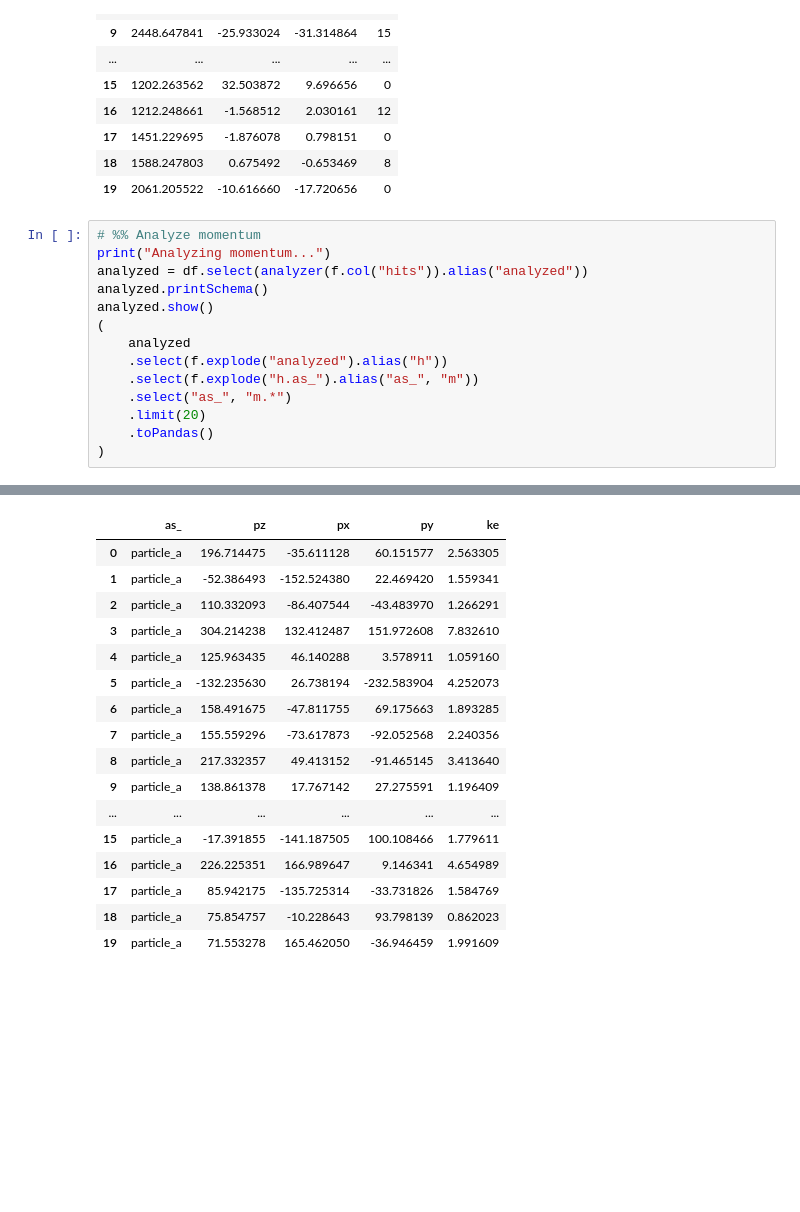
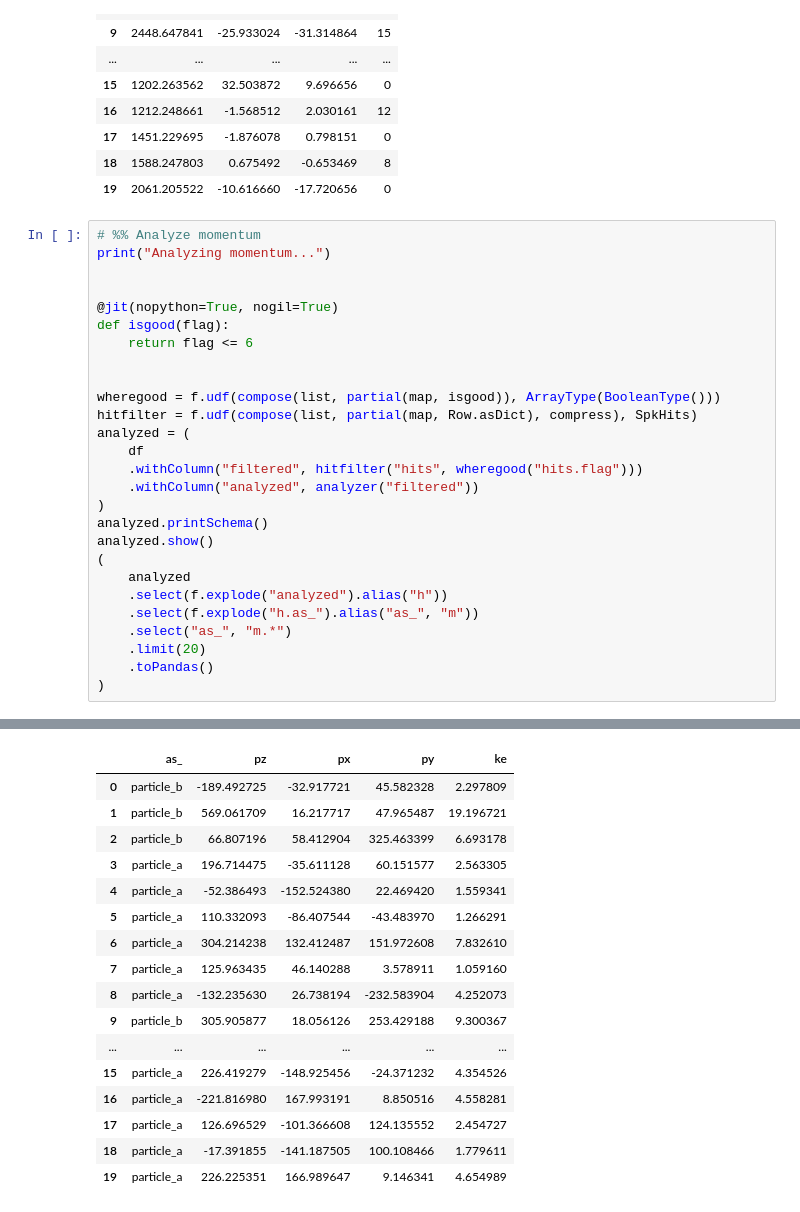
Before and after one commit to DaehyunPY/dltools, a Jupyter notebook: demo/sacla_analysis.ipynb, the cells around one changed output, grey strips where cells are left out. Drawn from its saved outputs; the diff is of its cells as text; blank space fills up the shorter version.

```diff
--- a/demo/sacla_analysis.ipynb
+++ b/demo/sacla_analysis.ipynb
@@ -109,7 +113,20 @@ only showing top 20 rows
 # %%
 # %% Analyze momentum
 print("Analyzing momentum...")
-analyzed = df.select(analyzer(f.col("hits")).alias("analyzed"))
+
+
+@jit(nopython=True, nogil=True)
+def isgood(flag):
+    return flag <= 6
+
+
+wheregood = f.udf(compose(list, partial(map, isgood)), ArrayType(BooleanType()))
+hitfilter = f.udf(compose(list, partial(map, Row.asDict), compress), SpkHits)
+analyzed = (
+    df
+    .withColumn("filtered", hitfilter("hits", wheregood("hits.flag")))
+    .withColumn("analyzed", analyzer("filtered"))
+)
 analyzed.printSchema()
 analyzed.show()
 (
@@ -140,21 +157,21 @@ root
 only showing top 20 rows
 |  | as_ | pz | px | py | ke |
-| 0 | particle_a | 196.714475 | -35.611128 | 60.151577 | 2.563305 |
-| 1 | particle_a | -52.386493 | -152.524380 | 22.469420 | 1.559341 |
-| 2 | particle_a | 110.332093 | -86.407544 | -43.483970 | 1.266291 |
-| 3 | particle_a | 304.214238 | 132.412487 | 151.972608 | 7.832610 |
-| 4 | particle_a | 125.963435 | 46.140288 | 3.578911 | 1.059160 |
-| 5 | particle_a | -132.235630 | 26.738194 | -232.583904 | 4.252073 |
-| 6 | particle_a | 158.491675 | -47.811755 | 69.175663 | 1.893285 |
-| 7 | particle_a | 155.559296 | -73.617873 | -92.052568 | 2.240356 |
-| 8 | particle_a | 217.332357 | 49.413152 | -91.465145 | 3.413640 |
-| 9 | particle_a | 138.861378 | 17.767142 | 27.275591 | 1.196409 |
+| 0 | particle_b | -189.492725 | -32.917721 | 45.582328 | 2.297809 |
+| 1 | particle_b | 569.061709 | 16.217717 | 47.965487 | 19.196721 |
+| 2 | particle_b | 66.807196 | 58.412904 | 325.463399 | 6.693178 |
+| 3 | particle_a | 196.714475 | -35.611128 | 60.151577 | 2.563305 |
+| 4 | particle_a | -52.386493 | -152.524380 | 22.469420 | 1.559341 |
+| 5 | particle_a | 110.332093 | -86.407544 | -43.483970 | 1.266291 |
+| 6 | particle_a | 304.214238 | 132.412487 | 151.972608 | 7.832610 |
+| 7 | particle_a | 125.963435 | 46.140288 | 3.578911 | 1.059160 |
+| 8 | particle_a | -132.235630 | 26.738194 | -232.583904 | 4.252073 |
+| 9 | particle_b | 305.905877 | 18.056126 | 253.429188 | 9.300367 |
 | ... | ... | ... | ... | ... | ... |
-| 15 | particle_a | -17.391855 | -141.187505 | 100.108466 | 1.779611 |
-| 16 | particle_a | 226.225351 | 166.989647 | 9.146341 | 4.654989 |
-| 17 | particle_a | 85.942175 | -135.725314 | -33.731826 | 1.584769 |
-| 18 | particle_a | 75.854757 | -10.228643 | 93.798139 | 0.862023 |
-| 19 | particle_a | 71.553278 | 165.462050 | -36.946459 | 1.991609 |
+| 15 | particle_a | 226.419279 | -148.925456 | -24.371232 | 4.354526 |
+| 16 | particle_a | -221.816980 | 167.993191 | 8.850516 | 4.558281 |
+| 17 | particle_a | 126.696529 | -101.366608 | 124.135552 | 2.454727 |
+| 18 | particle_a | -17.391855 | -141.187505 | 100.108466 | 1.779611 |
+| 19 | particle_a | 226.225351 | 166.989647 | 9.146341 | 4.654989 |
 # %%
 # %% Combine hits
 print("Combining hits...")
```
Also changed, not shown: parts of 5 cells of this notebook, 2 other files.
